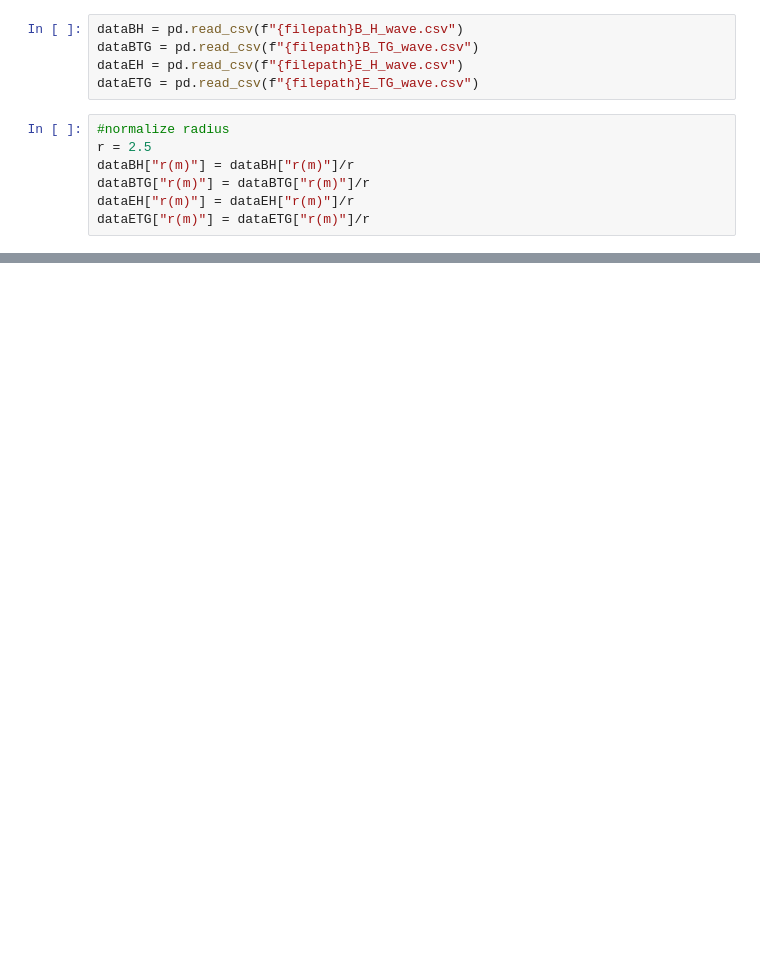
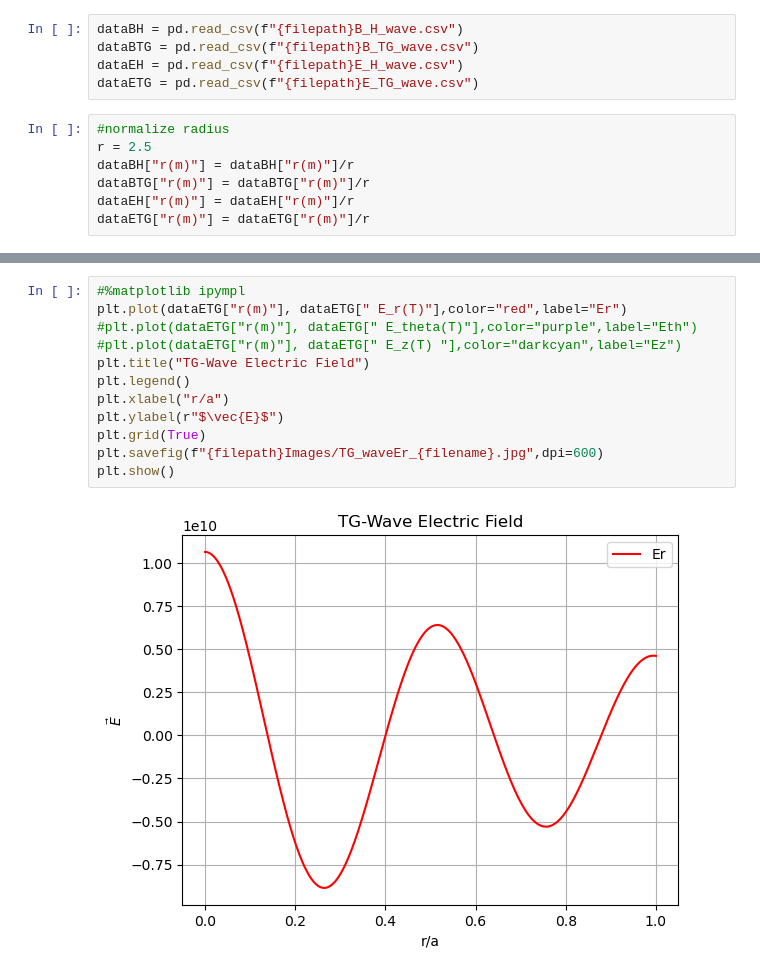
Before and after one commit to Lherrera094/Helicon-Waves, a Jupyter notebook: Analysis_pipeline/Helicon_plots.ipynb, the cells around one changed output, grey strips where cells are left out. Saved outputs shown, nothing was run; the diff lists cells and outputs as text; blank space fills up the shorter version.

```diff
--- a/Analysis_pipeline/Helicon_plots.ipynb
+++ b/Analysis_pipeline/Helicon_plots.ipynb
@@ -74,0 +73,14 @@ plt.show()
+# %%
+#%matplotlib ipympl
+plt.plot(dataETG["r(m)"], dataETG[" E_r(T)"],color="red",label="Er")
+#plt.plot(dataETG["r(m)"], dataETG[" E_theta(T)"],color="purple",label="Eth")
+#plt.plot(dataETG["r(m)"], dataETG[" E_z(T) "],color="darkcyan",label="Ez")
+plt.title("TG-Wave Electric Field")
+plt.legend()
+plt.xlabel("r/a")
+plt.ylabel(r"$\vec{E}$")
+plt.grid(True)
+plt.savefig(f"{filepath}Images/TG_waveEr_{filename}.jpg",dpi=600)
+plt.show()
+# %% [output]
+[figure, added]
```
Also changed, not shown: parts of 5 cells of this notebook, 11 other files.
